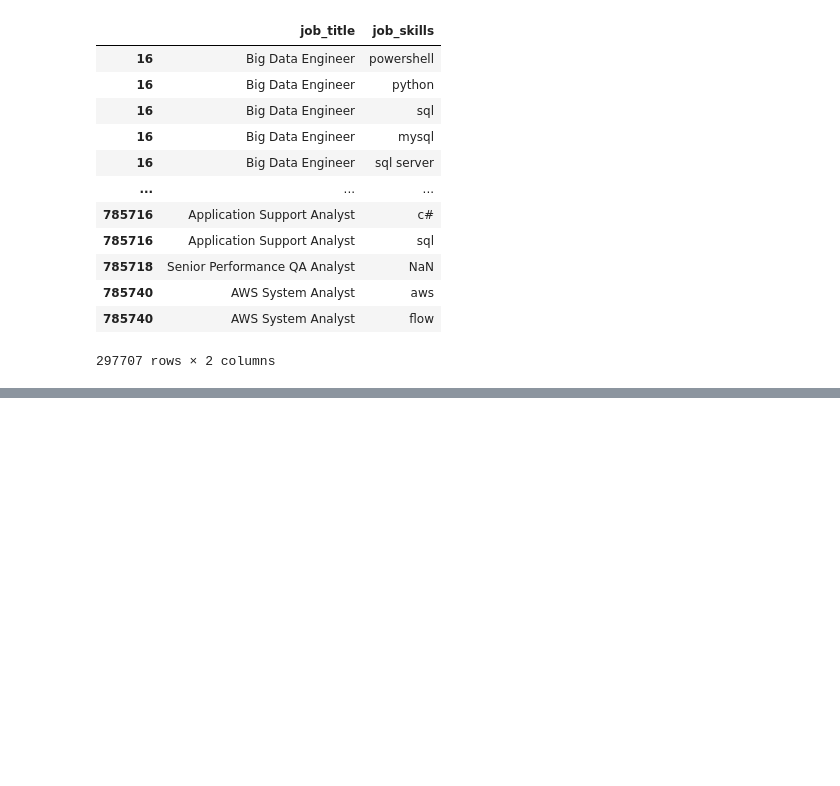
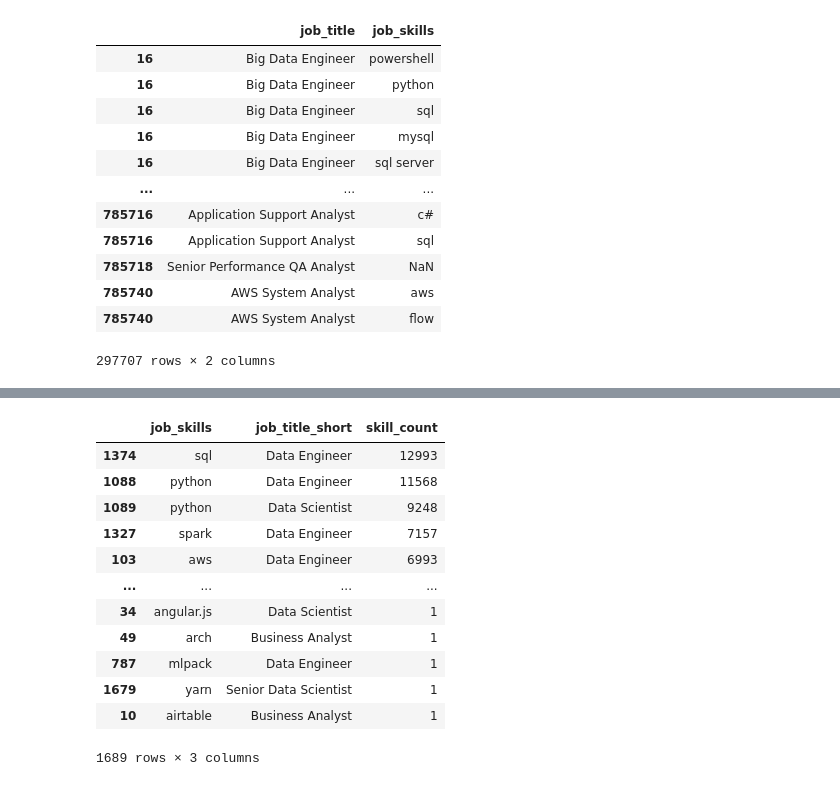
Before and after one commit to akhileshsatyadevan/test, a Jupyter notebook: Project_DA/Skills_count1.ipynb, the cells around one changed output, grey strips where cells are left out. Cells and saved outputs as stored; diff of their text form; code cells hidden in the pictures; blank space fills up the shorter version.

```diff
--- a/Project_DA/Skills_count1.ipynb
+++ b/Project_DA/Skills_count1.ipynb
@@ -50,4 +66,22 @@ df_skills[['job_title', 'job_skills']]
 # %%
 df1_skills_count = df_skills.groupby(['job_skills', 'job_title_short']).size()
 
-df1_skills_count =df1_skills_count.reset_index(name='skills_count')
+df1_skills_count =df1_skills_count.reset_index(name='skill_count')
+
+df1_skills_count.sort_values(by='skill_count', ascending=False, inplace=True)
+
+df1_skills_count
+# %% [output]
+|  | job_skills | job_title_short | skill_count |
+| 1374 | sql | Data Engineer | 12993 |
+| 1088 | python | Data Engineer | 11568 |
+| 1089 | python | Data Scientist | 9248 |
+| 1327 | spark | Data Engineer | 7157 |
+| 103 | aws | Data Engineer | 6993 |
+| ... | ... | ... | ... |
+| 34 | angular.js | Data Scientist | 1 |
+| 49 | arch | Business Analyst | 1 |
+| 787 | mlpack | Data Engineer | 1 |
+| 1679 | yarn | Senior Data Scientist | 1 |
+| 10 | airtable | Business Analyst | 1 |
+1689 rows × 3 columns
```
Also changed, not shown: parts of 5 cells of this notebook.
